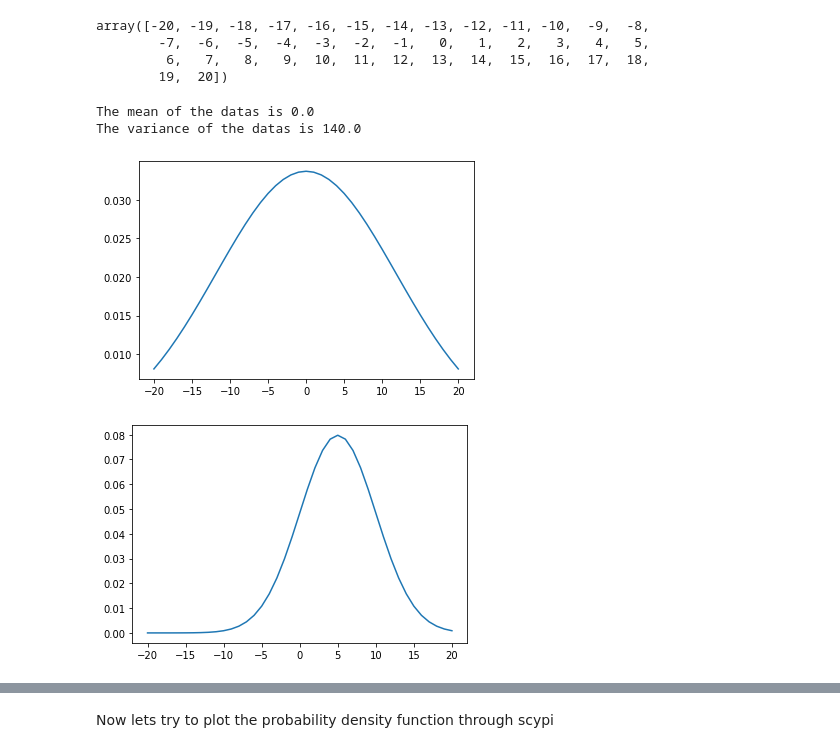
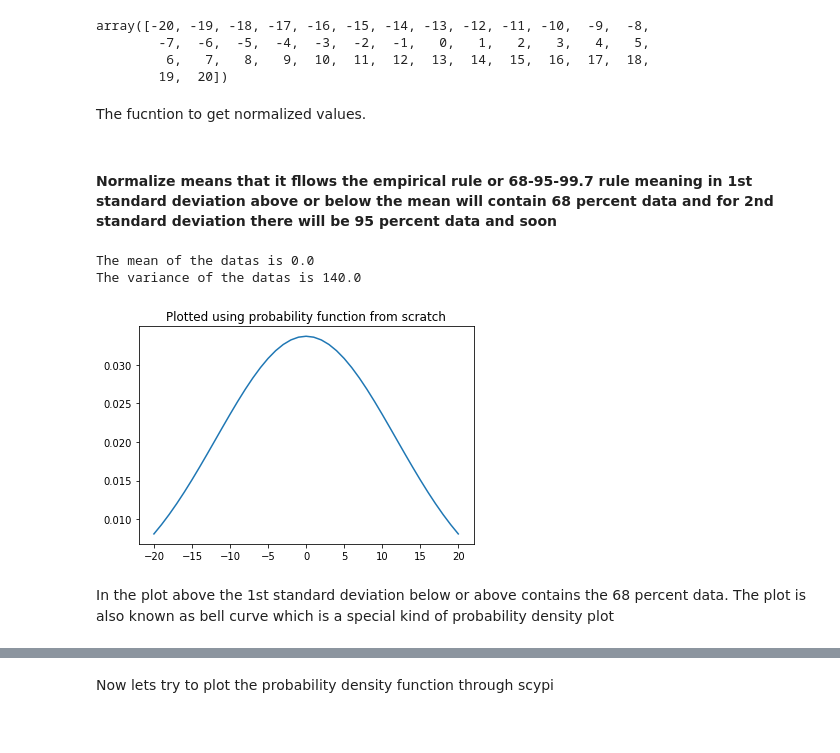
Before and after one commit to shoabahamed/khanacademy-statistics-and-probability, a Jupyter notebook: plotting_normal_distribution_graph.ipynb, the cells around one changed output, grey strips where cells are left out. Drawn from its saved outputs; the diff is of its cells as text; code cells hidden in the pictures.

```diff
--- a/plotting_normal_distribution_graph.ipynb
+++ b/plotting_normal_distribution_graph.ipynb
@@ -25,6 +28,10 @@ def get_variance(datas):
 
 def get_zscore(datas, miu, std):
     return (datas - miu)/std
+# %% [markdown]
+The fucntion to get normalized values.
+# %% [markdown]
+<h4>Normalize means that it fllows the empirical rule or 68-95-99.7 rule meaning in 1st standard deviation above or below the mean will contain 68 percent data and for 2nd standard deviation there will be 95 percent data and soon</h4>
 # %%
 def get_normal_values(datas, mean=5, variance=25):
     datas = np.array(datas)
@@ -44,14 +51,11 @@ print(f"The variance of the datas is {variance}")
 The mean of the datas is 0.0
 The variance of the datas is 140.0
 # %%
-normal_vals = get_normal_values(datas, mean=0, variance=140)
+normal_vals = get_normal_values(datas, mean=0, variance=140) # the mean and variance here is the real values of the data
 plt.plot(datas, normal_vals)
+plt.title('Plotted using probability function from scratch')
 plt.show()
 # %% [output]
-[figure, old version]
+[figure, new version]
-# %%
-normal_vals = get_normal_values(datas, miu=5, variance=25)
-plt.plot(datas, normal_vals)
-plt.show()
-# %% [output]
-[figure, removed]
+# %% [markdown]
+<p>In the plot above the 1st standard deviation below or above contains the 68 percent data. The plot is also known as bell curve which is a special kind of probability density plot</p>
```
Also changed, not shown: parts of 30 cells of this notebook.
